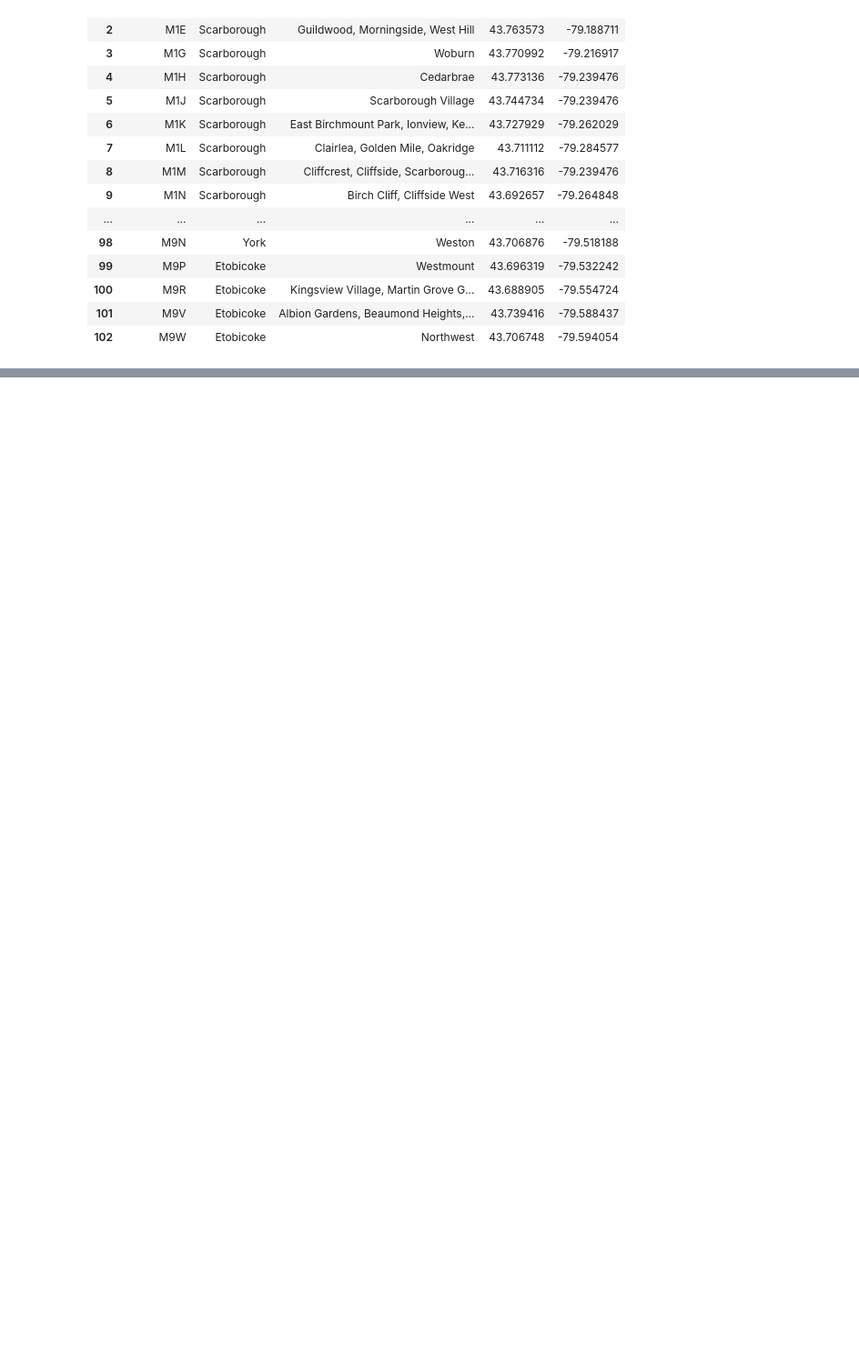
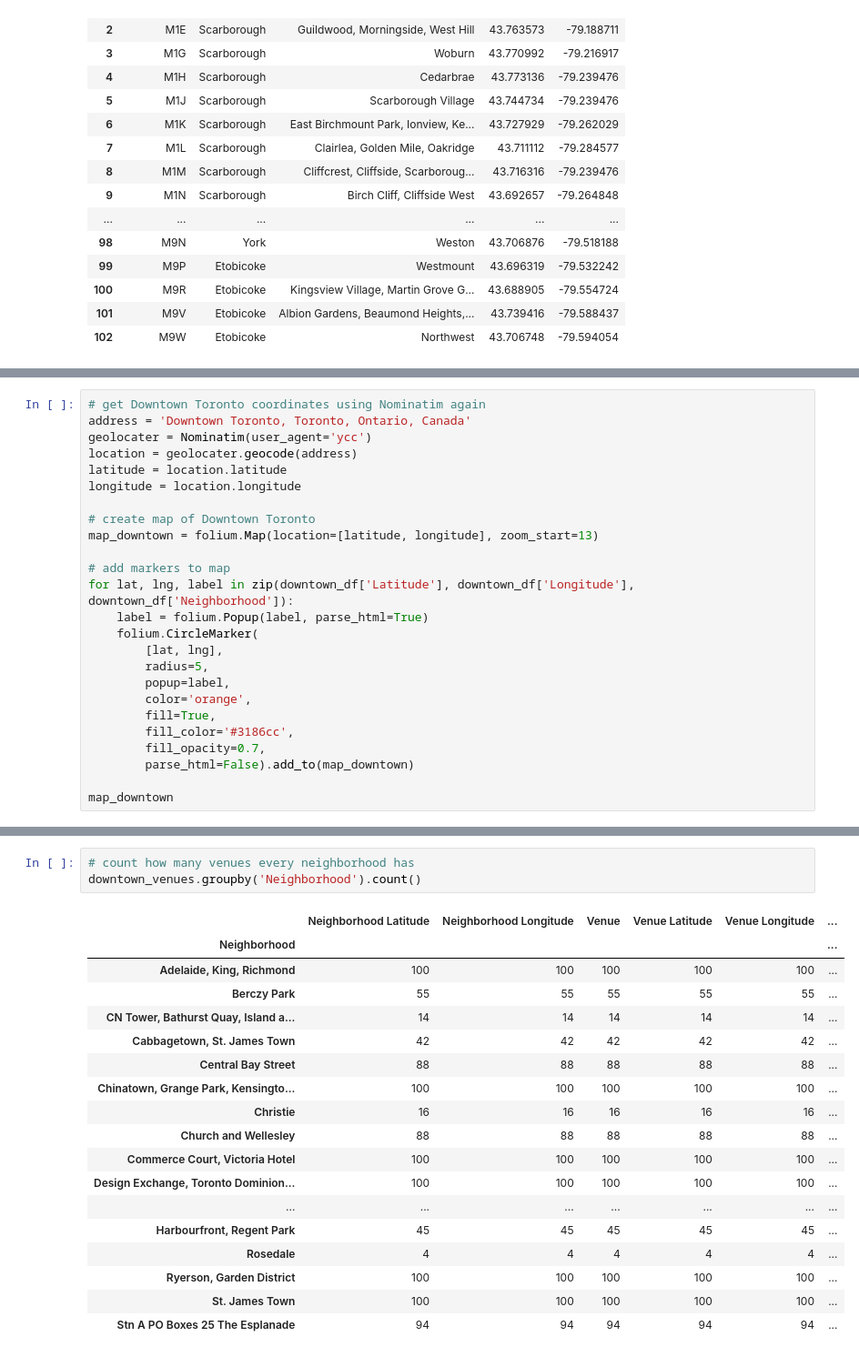
Before and after one commit to GitHubUserSeshat/Coursera_Capstone, a Jupyter notebook: Coursera IBM Capstone Toronto Neighborhoods.ipynb, the cells around one changed output, grey strips where cells are left out. Shown at 91% size. Drawn from its saved outputs; the diff is of its cells as text; blank space fills up the shorter version.

```diff
--- a/Coursera IBM Capstone Toronto Neighborhoods.ipynb
+++ b/Coursera IBM Capstone Toronto Neighborhoods.ipynb
@@ -124,0 +182,25 @@ postal_geo_df
+# %%
+# get Downtown Toronto coordinates using Nominatim again
+address = 'Downtown Toronto, Toronto, Ontario, Canada'
+geolocater = Nominatim(user_agent='ycc')
+location = geolocater.geocode(address)
+latitude = location.latitude
+longitude = location.longitude
+
+# create map of Downtown Toronto
+map_downtown = folium.Map(location=[latitude, longitude], zoom_start=13)
+
+# add markers to map
+for lat, lng, label in zip(downtown_df['Latitude'], downtown_df['Longitude'], downtown_df['Neighborhood']):
+    label = folium.Popup(label, parse_html=True)
+    folium.CircleMarker(
+        [lat, lng],
+        radius=5,
+        popup=label,
+        color='orange',
+        fill=True,
+        fill_color='#3186cc',
+        fill_opacity=0.7,
+        parse_html=False).add_to(map_downtown)
+
+map_downtown
@@ -124,0 +314,22 @@ postal_geo_df
+# %%
+# count how many venues every neighborhood has
+downtown_venues.groupby('Neighborhood').count()
+# %% [output]
+|  | Neighborhood Latitude | Neighborhood Longitude | Venue | Venue Latitude | Venue Longitude | ... |
+| Neighborhood |  |  |  |  |  | ... |
+| Adelaide, King, Richmond | 100 | 100 | 100 | 100 | 100 | ... |
+| Berczy Park | 55 | 55 | 55 | 55 | 55 | ... |
+| CN Tower, Bathurst Quay, Island a... | 14 | 14 | 14 | 14 | 14 | ... |
+| Cabbagetown, St. James Town | 42 | 42 | 42 | 42 | 42 | ... |
+| Central Bay Street | 88 | 88 | 88 | 88 | 88 | ... |
+| Chinatown, Grange Park, Kensingto... | 100 | 100 | 100 | 100 | 100 | ... |
+| Christie | 16 | 16 | 16 | 16 | 16 | ... |
+| Church and Wellesley | 88 | 88 | 88 | 88 | 88 | ... |
+| Commerce Court, Victoria Hotel | 100 | 100 | 100 | 100 | 100 | ... |
+| Design Exchange, Toronto Dominion... | 100 | 100 | 100 | 100 | 100 | ... |
+| ... | ... | ... | ... | ... | ... | ... |
+| Harbourfront, Regent Park | 45 | 45 | 45 | 45 | 45 | ... |
+| Rosedale | 4 | 4 | 4 | 4 | 4 | ... |
+| Ryerson, Garden District | 100 | 100 | 100 | 100 | 100 | ... |
+| St. James Town | 100 | 100 | 100 | 100 | 100 | ... |
+| Stn A PO Boxes 25 The Esplanade | 94 | 94 | 94 | 94 | 94 | ... |
```
Also changed, not shown: parts of 30 cells of this notebook.
